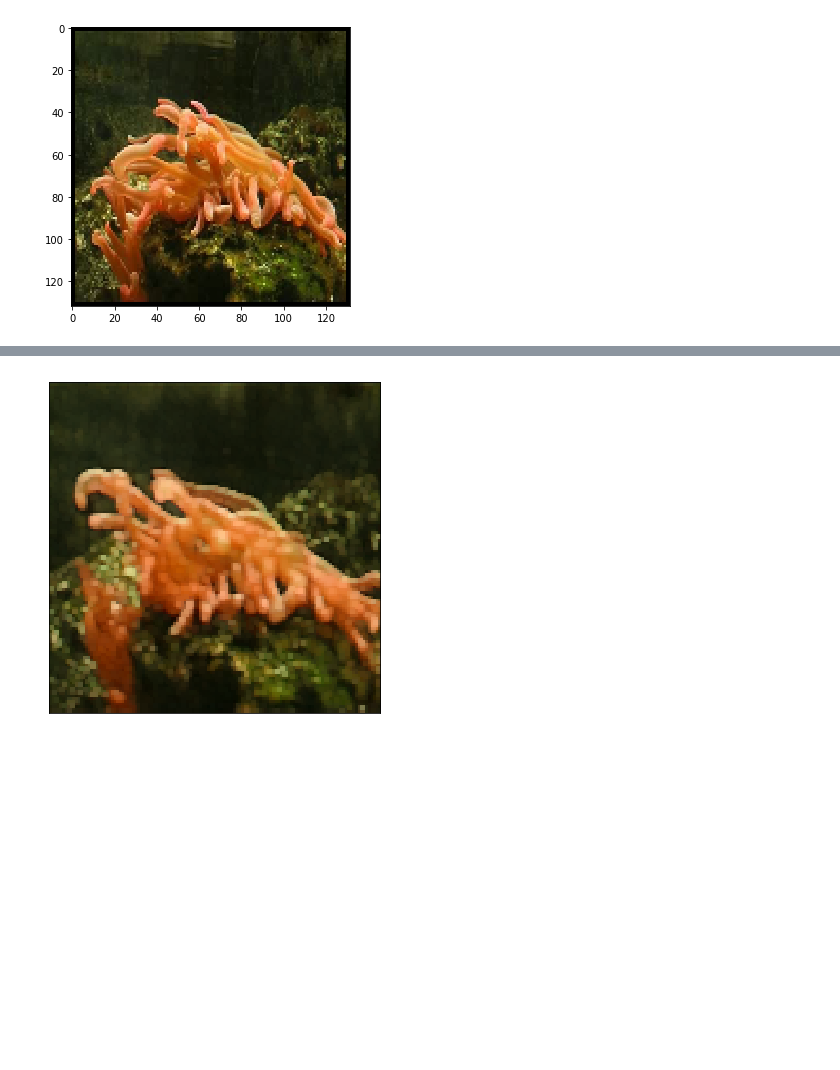
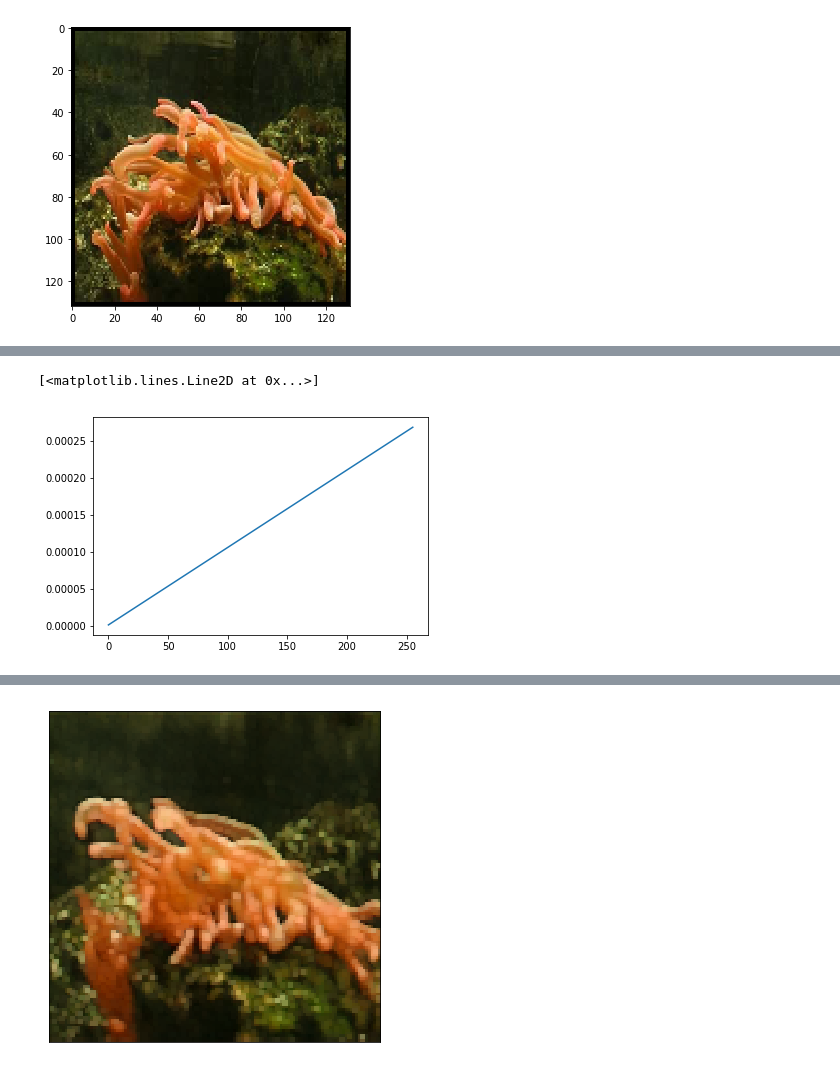
Before and after one commit to FilatovArtm/Images2Life, a Jupyter notebook: exp_3_fixed_exp_z_train-1.ipynb, the cells around one changed output, grey strips where cells are left out. Saved outputs shown, nothing was run; the diff lists cells and outputs as text; code cells hidden in the pictures; blank space fills up the shorter version.

```diff
--- a/exp_3_fixed_exp_z_train-1.ipynb
+++ b/exp_3_fixed_exp_z_train-1.ipynb
@@ -137,5 +143,5 @@ Iteration 01999    Loss 0.002195
 # %%
-delta_T = 128
+delta_T = 256
 data_pred = np.ones((delta_T, 1, k, r)) * origin.cpu().data.numpy()
 waves_pred = np.ones((delta_T, M, k, r)) * np.sin(np.outer(np.arange(delta_T), omega) + mu)[:, :, None, None]
 initial_representation = np.concatenate([data_pred, waves_pred], axis = 1)
@@ -167,0 +195,5 @@ write_video("exp_6_original_2.mp4", np.transpose(data, (0, 2, 3, 1)));
+# %%
+plt.plot(waves_pred[:, 4, 10, 10])
+# %% [output]
+[<matplotlib.lines.Line2D at 0x...>]
+[figure, added]
```
Also changed, not shown: parts of 11 cells of this notebook, 9 other files.
